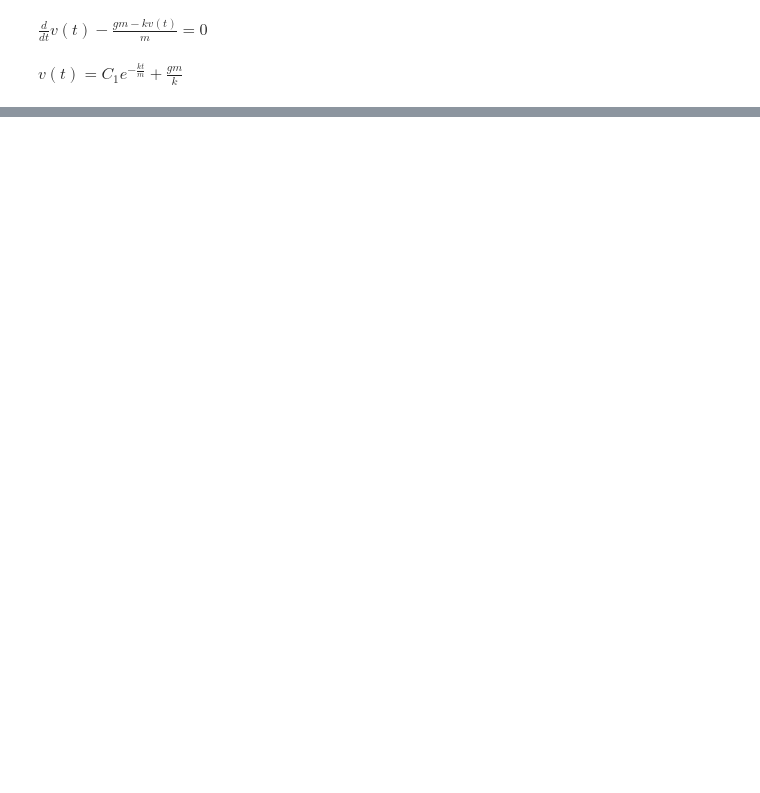
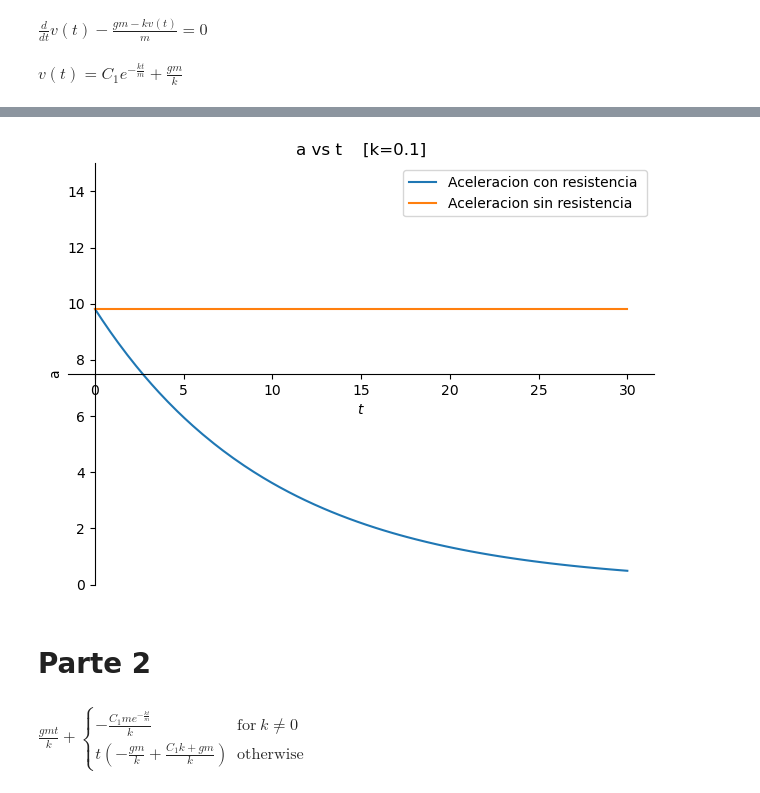
Before and after one commit to Jose-AE/F1014B, a Jupyter notebook: F1014B-R/R.ipynb, the cells around one changed output, grey strips where cells are left out. Saved outputs shown, nothing was run; the diff lists cells and outputs as text; code cells hidden in the pictures; blank space fills up the shorter version.

```diff
--- a/F1014B-R/R.ipynb
+++ b/F1014B-R/R.ipynb
@@ -46,0 +55,26 @@ sp.plot(def_v_fun.diff(t), (t, 0, 5), title="a vs t")
+# %%
+# graficar a vs t
+p1 = sp.plot(
+    def_v_fun.diff(t_s),
+    (t_s, 0, 30),
+    ylim=[0, 15],
+    ylabel="a",
+    legend=True,
+    title=f"a vs t    [k={k}]",
+    show=False,
+    label="Aceleracion con resistencia ",
+)
+p2 = sp.plot(g, (t_s, 0, 30), label="Aceleracion sin resistencia ", show=False)
+p1.extend(p2)
+p1.show()
+# %% [output]
+[figure, added]
+# %% [markdown]
+# Parte 2
+# %%
+fpos = sp.integrate(v_fun, t_s)
+def_fpos = fpos.subs({C1_s: c, k_s: k, g_s: g, m_s: m})
+
+fpos
+# %% [output]
+$\displaystyle \frac{g m t}{k} + \begin{cases} - \frac{C_{1} m e^{- \frac{k t}{m}}}{k} & \text{for}\: k \neq 0 \\t \left(- \frac{g m}{k} + \frac{C_{1} k + g m}{k}\right) & \text{otherwise} \end{cases}$
```
Also changed, not shown: parts of 7 cells of this notebook.
